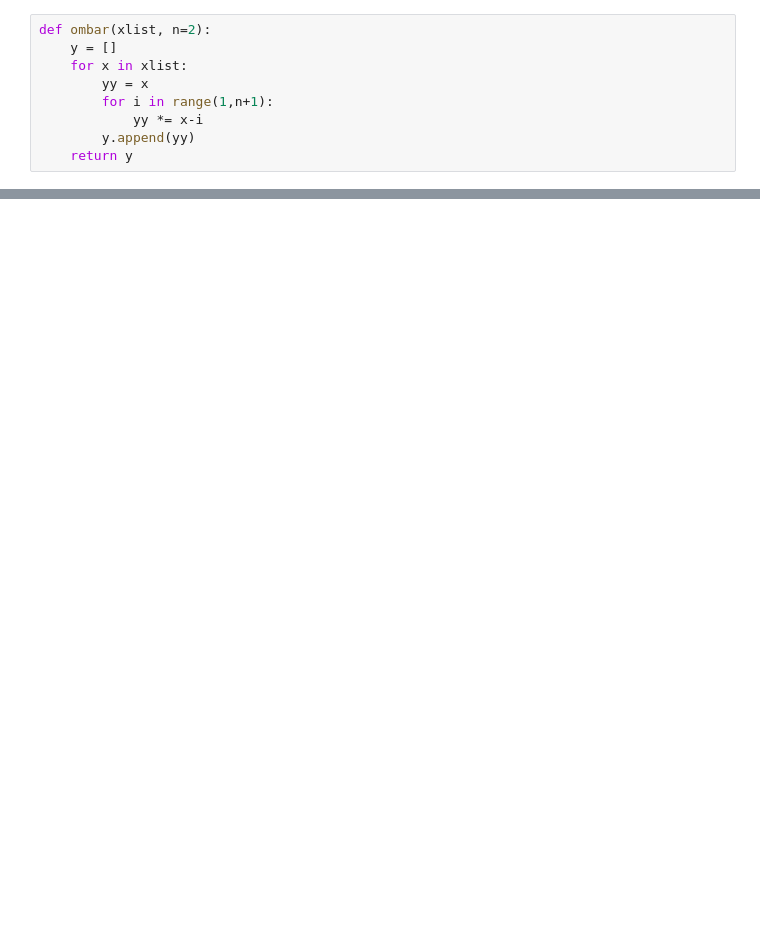
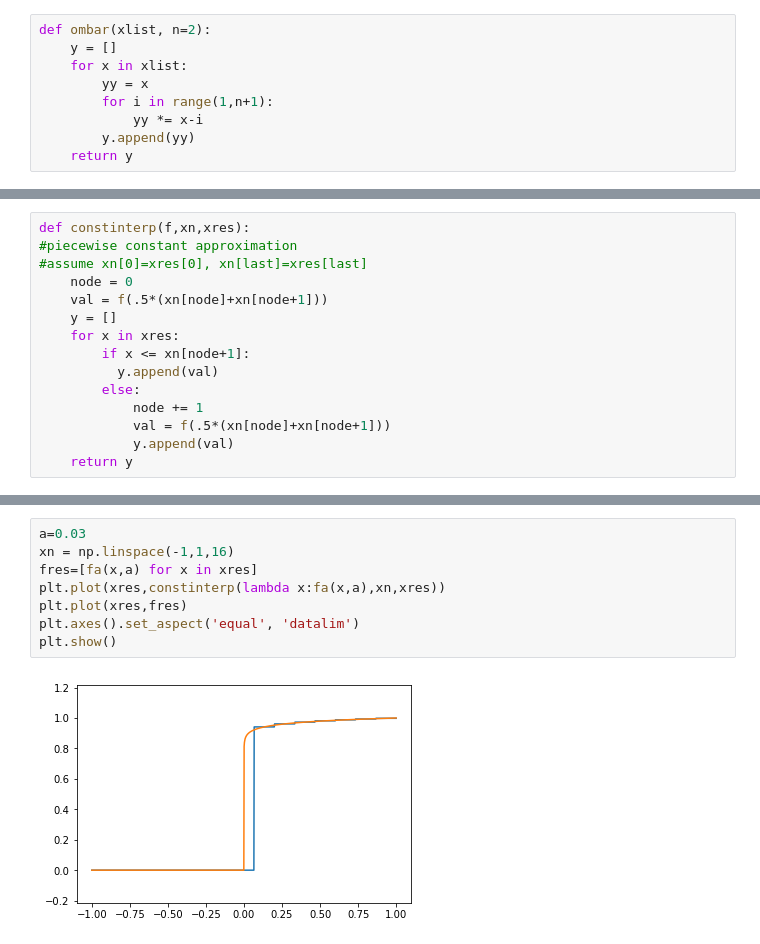
Before and after one commit to Legrandj/power, a Jupyter notebook: interp.ipynb, the cells around one changed output, grey strips where cells are left out. Cells and saved outputs as stored; diff of their text form; blank space fills up the shorter version.

```diff
--- a/interp.ipynb
+++ b/interp.ipynb
@@ -13,0 +62,15 @@ def ombar(xlist, n=2):
+# %%
+def constinterp(f,xn,xres):
+#piecewise constant approximation
+#assume xn[0]=xres[0], xn[last]=xres[last]
+    node = 0
+    val = f(.5*(xn[node]+xn[node+1]))
+    y = []
+    for x in xres:
+        if x <= xn[node+1]:
+          y.append(val)
+        else:
+            node += 1
+            val = f(.5*(xn[node]+xn[node+1]))
+            y.append(val)
+    return y
@@ -13,0 +94,10 @@ def ombar(xlist, n=2):
+# %%
+a=0.03
+xn = np.linspace(-1,1,16)
+fres=[fa(x,a) for x in xres]
+plt.plot(xres,constinterp(lambda x:fa(x,a),xn,xres))
+plt.plot(xres,fres)
+plt.axes().set_aspect('equal', 'datalim')
+plt.show()
+# %% [output]
+[figure, added]
```
Also changed, not shown: parts of 19 cells of this notebook.
